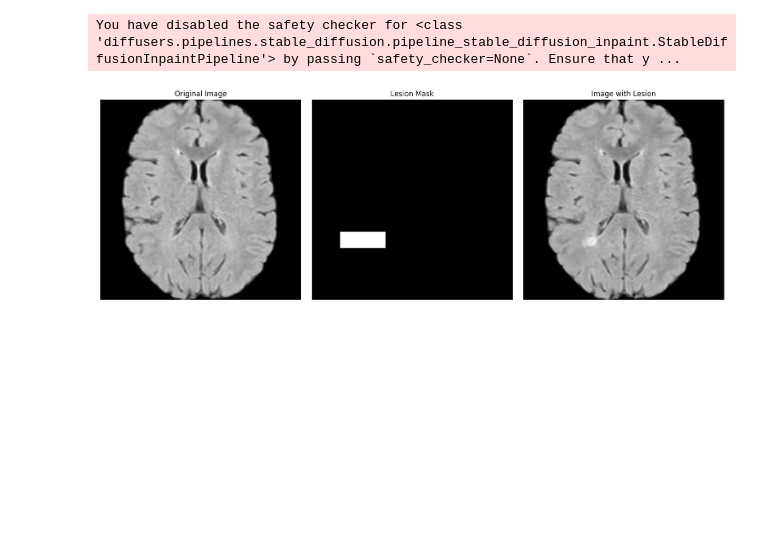
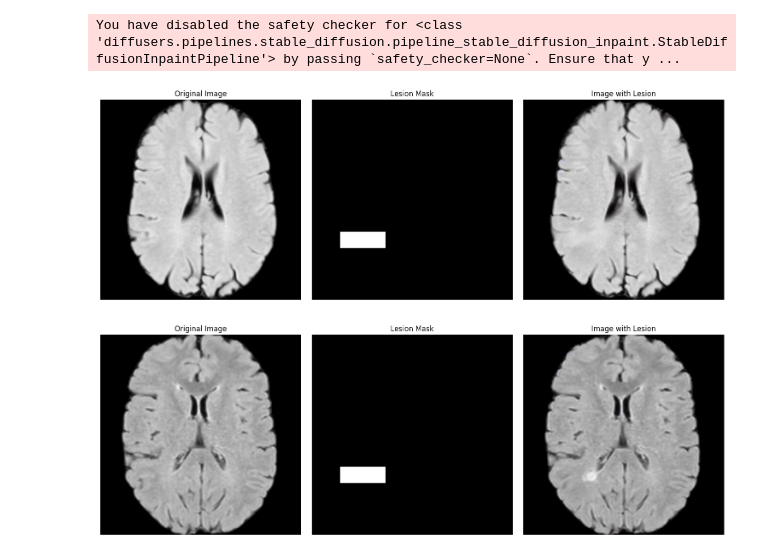
Before and after one commit to benetraco/tfg, a Jupyter notebook: experiments/hole_pipeline.ipynb, the cells around one changed output. Saved outputs shown, nothing was run; the diff lists cells and outputs as text; code cells hidden in the pictures; blank space fills up the shorter version.

```diff
--- a/experiments/hole_pipeline.ipynb
+++ b/experiments/hole_pipeline.ipynb
@@ -15,10 +15,14 @@ W0000 00:00:1748366196.357980 3012014 computation_placer.cc:177] computation pla
 create_sample = CreateSample(
     scanner="Philips",
     lesion_bbox=None,
-    real_brain=True)
+    real_brain=False)
 # %% [output]
 Valid bbox found on attempt 2: (36, 169, 94, 190)
 You have disabled the safety checker for <class 'diffusers.pipelines.stable_diffusion.pipeline_stable_diffusion_inpaint.StableDiffusionInpaintPipeline'> by passing `safety_checker=None`. Ensure that y ...
+# %%
+create_sample.plot_image()
+# %% [output]
+[figure, added]
 # %%
 create_sample.plot_image()
 # %% [output]
```
Also changed, not shown: 6 other files.
